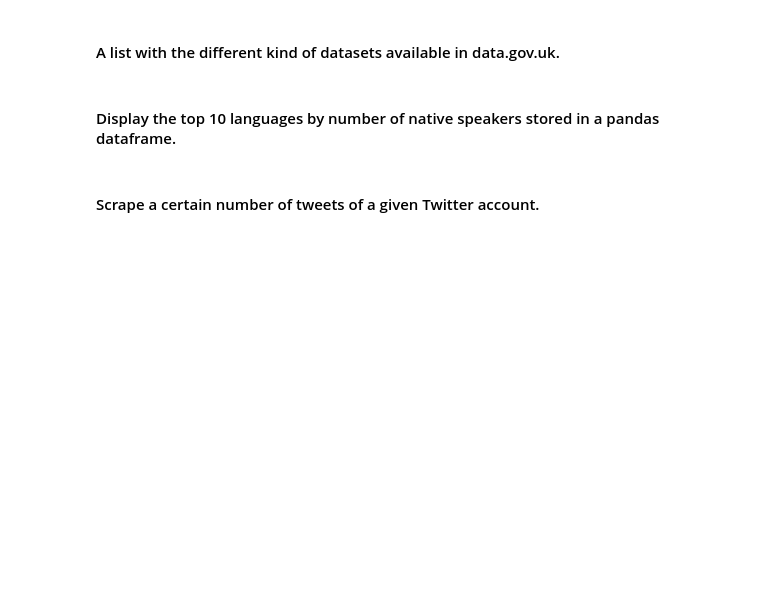
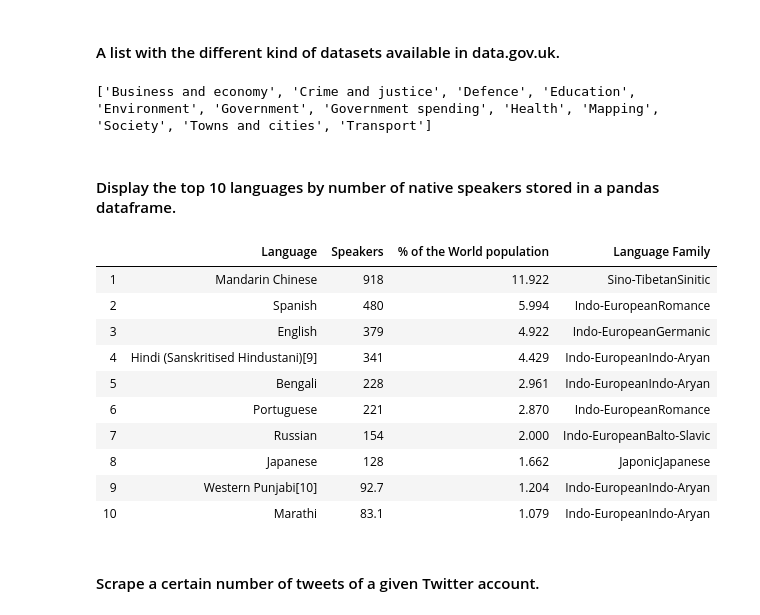
Before and after one commit to ta-data-lis/lab-web-scraping, a Jupyter notebook: your-code/main.ipynb, the cells around one changed output. Saved outputs shown, nothing was run; the diff lists cells and outputs as text; code cells hidden in the pictures; blank space fills up the shorter version.

```diff
--- a/your-code/main.ipynb
+++ b/your-code/main.ipynb
@@ -146,3 +308,20 @@ url = 'https://data.gov.uk/'
+# %%
+response = requests.get(url)
+#print(response.status_code)
+
+soup = BeautifulSoup(response.content, features="lxml")
+soup.contents
+
+new = soup.find_all('h2')
+
+types_datasets = []
+
+for element in new:
+    types_datasets.append(element.get_text())
+
+print(types_datasets)
+# %% [output]
+['Business and economy', 'Crime and justice', 'Defence', 'Education', 'Environment', 'Government', 'Government spending', 'Health', 'Mapping', 'Society', 'Towns and cities', 'Transport']
 # %% [markdown]
 #### Display the top 10 languages by number of native speakers stored in a pandas dataframe.
 # %%
@@ -153,3 +330,62 @@ url = 'https://en.wikipedia.org/wiki/List_of_languages_by_number_of_native_speak
+# %%
+response = requests.get(url)
+response.status_code
+
+soup = BeautifulSoup(response.content, features= "lxml")
+soup.contents
+
+lang_table= soup.find_all('table', {"class": "wikitable sortable"})[0]
+type(lang_table)
+
+#Building the Dataframe
+ranks=[]
+language= []
+speakers=[]
+perc_world_population =[]
+language_family =[]
+
+for table in lang_table:
+    rows = lang_table.find_all('tr')
+
+    for row in rows:
+        cells = row.find_all('td')
+
+        if len(cells) > 1:
+            rank = cells[0]
+            ranks.append(int(rank.text))
+
+            lang = cells[1]
+            language.append(lang.text.strip())
+
+            speaker = cells[2]
+            speakers.append(speaker.text.strip())
+
+            percentage = cells[3]
+            perc_world_population.append(percentage.text.strip())
+
+            lang_fam = cells [4]
+            language_family.append(lang_fam.text.strip())
+
+df1 = pd.DataFrame(language, index= ranks, columns = ['Language'])
+
+df1['Speakers'] = speakers
+df1['% of the World population'] = perc_world_population
+df1['Language Family'] = language_family
+
+# top 10 languages by number of native speaker:
+df1.head(10)
+# %% [output]
+|  | Language | Speakers | % of the World population | Language Family |
+| 1 | Mandarin Chinese | 918 | 11.922 | Sino-TibetanSinitic |
+| 2 | Spanish | 480 | 5.994 | Indo-EuropeanRomance |
+| 3 | English | 379 | 4.922 | Indo-EuropeanGermanic |
+| 4 | Hindi (Sanskritised Hindustani)[9] | 341 | 4.429 | Indo-EuropeanIndo-Aryan |
+| 5 | Bengali | 228 | 2.961 | Indo-EuropeanIndo-Aryan |
+| 6 | Portuguese | 221 | 2.870 | Indo-EuropeanRomance |
+| 7 | Russian | 154 | 2.000 | Indo-EuropeanBalto-Slavic |
+| 8 | Japanese | 128 | 1.662 | JaponicJapanese |
+| 9 | Western Punjabi[10] | 92.7 | 1.204 | Indo-EuropeanIndo-Aryan |
+| 10 | Marathi | 83.1 | 1.079 | Indo-EuropeanIndo-Aryan |
 # %% [markdown]
 #### Scrape a certain number of tweets of a given Twitter account.
 # %%
```
Also changed, not shown: parts of 37 cells of this notebook.
